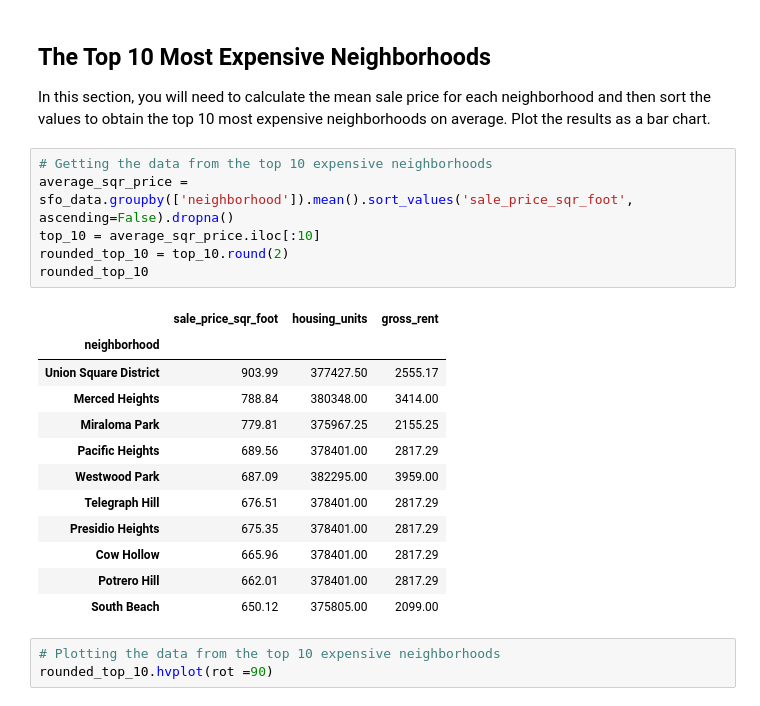
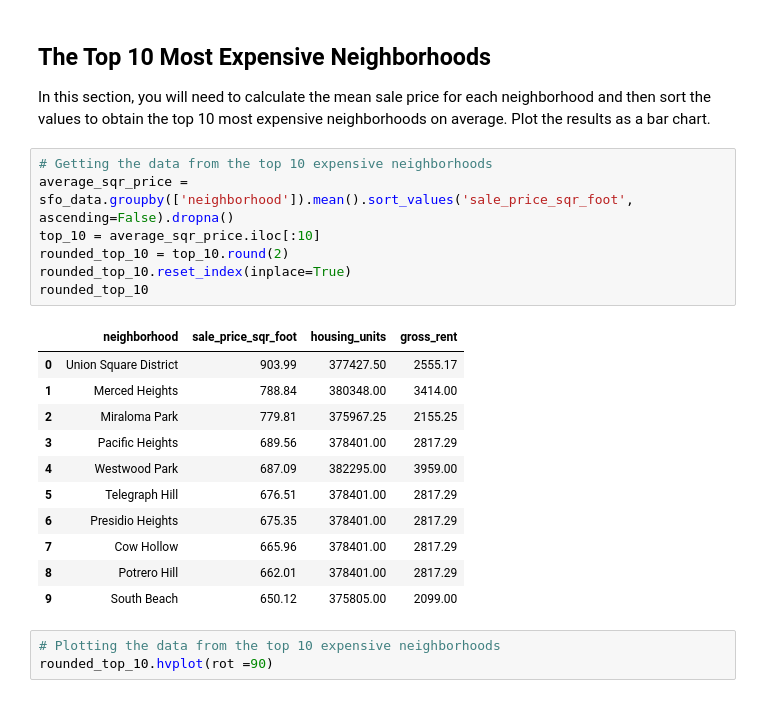
Before and after one commit to Caresir/Pyviz_Investment_Market, a Jupyter notebook: Code/rental_analysis.ipynb, the cells around one changed output. Drawn from its saved outputs; the diff is of its cells as text.

Commit message:
Reset index on top 10 dataframe to plot the parallel categories plot

```diff
--- a/Code/rental_analysis.ipynb
+++ b/Code/rental_analysis.ipynb
@@ -140,22 +140,22 @@ In this section, you will need to calculate the mean sale price for each neighbo
 # %%
 # Getting the data from the top 10 expensive neighborhoods
 average_sqr_price = sfo_data.groupby(['neighborhood']).mean().sort_values('sale_price_sqr_foot', ascending=False).dropna()
 top_10 = average_sqr_price.iloc[:10]
 rounded_top_10 = top_10.round(2)
+rounded_top_10.reset_index(inplace=True)
 rounded_top_10
 # %% [output]
-|  | sale_price_sqr_foot | housing_units | gross_rent |
-| neighborhood |  |  |  |
-| Union Square District | 903.99 | 377427.50 | 2555.17 |
-| Merced Heights | 788.84 | 380348.00 | 3414.00 |
-| Miraloma Park | 779.81 | 375967.25 | 2155.25 |
-| Pacific Heights | 689.56 | 378401.00 | 2817.29 |
-| Westwood Park | 687.09 | 382295.00 | 3959.00 |
-| Telegraph Hill | 676.51 | 378401.00 | 2817.29 |
-| Presidio Heights | 675.35 | 378401.00 | 2817.29 |
-| Cow Hollow | 665.96 | 378401.00 | 2817.29 |
-| Potrero Hill | 662.01 | 378401.00 | 2817.29 |
-| South Beach | 650.12 | 375805.00 | 2099.00 |
+|  | neighborhood | sale_price_sqr_foot | housing_units | gross_rent |
+| 0 | Union Square District | 903.99 | 377427.50 | 2555.17 |
+| 1 | Merced Heights | 788.84 | 380348.00 | 3414.00 |
+| 2 | Miraloma Park | 779.81 | 375967.25 | 2155.25 |
+| 3 | Pacific Heights | 689.56 | 378401.00 | 2817.29 |
+| 4 | Westwood Park | 687.09 | 382295.00 | 3959.00 |
+| 5 | Telegraph Hill | 676.51 | 378401.00 | 2817.29 |
+| 6 | Presidio Heights | 675.35 | 378401.00 | 2817.29 |
+| 7 | Cow Hollow | 665.96 | 378401.00 | 2817.29 |
+| 8 | Potrero Hill | 662.01 | 378401.00 | 2817.29 |
+| 9 | South Beach | 650.12 | 375805.00 | 2099.00 |
 # %%
 # Plotting the data from the top 10 expensive neighborhoods
 rounded_top_10.hvplot(rot =90)
```
Also changed, not shown: parts of 2 cells of this notebook.
